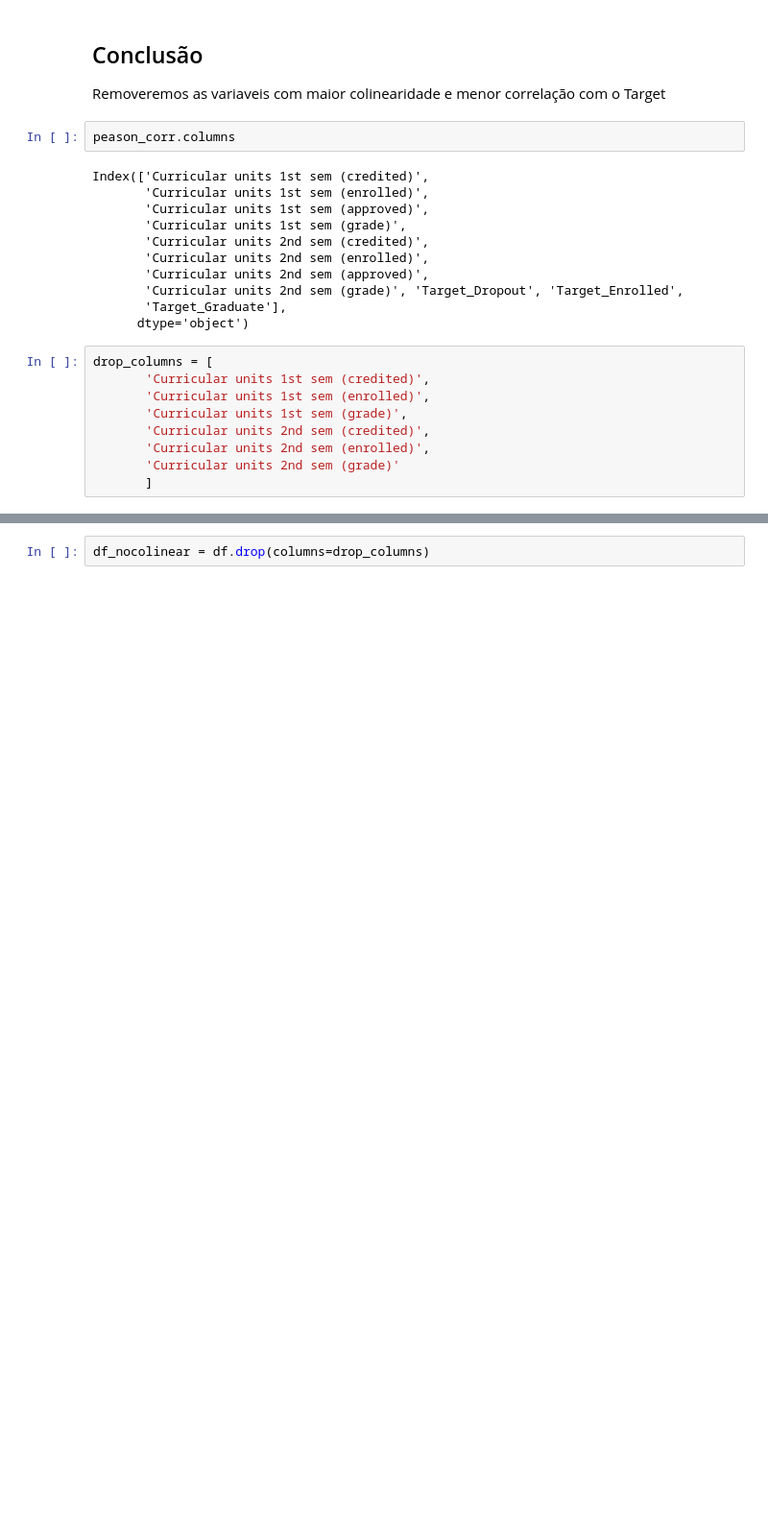
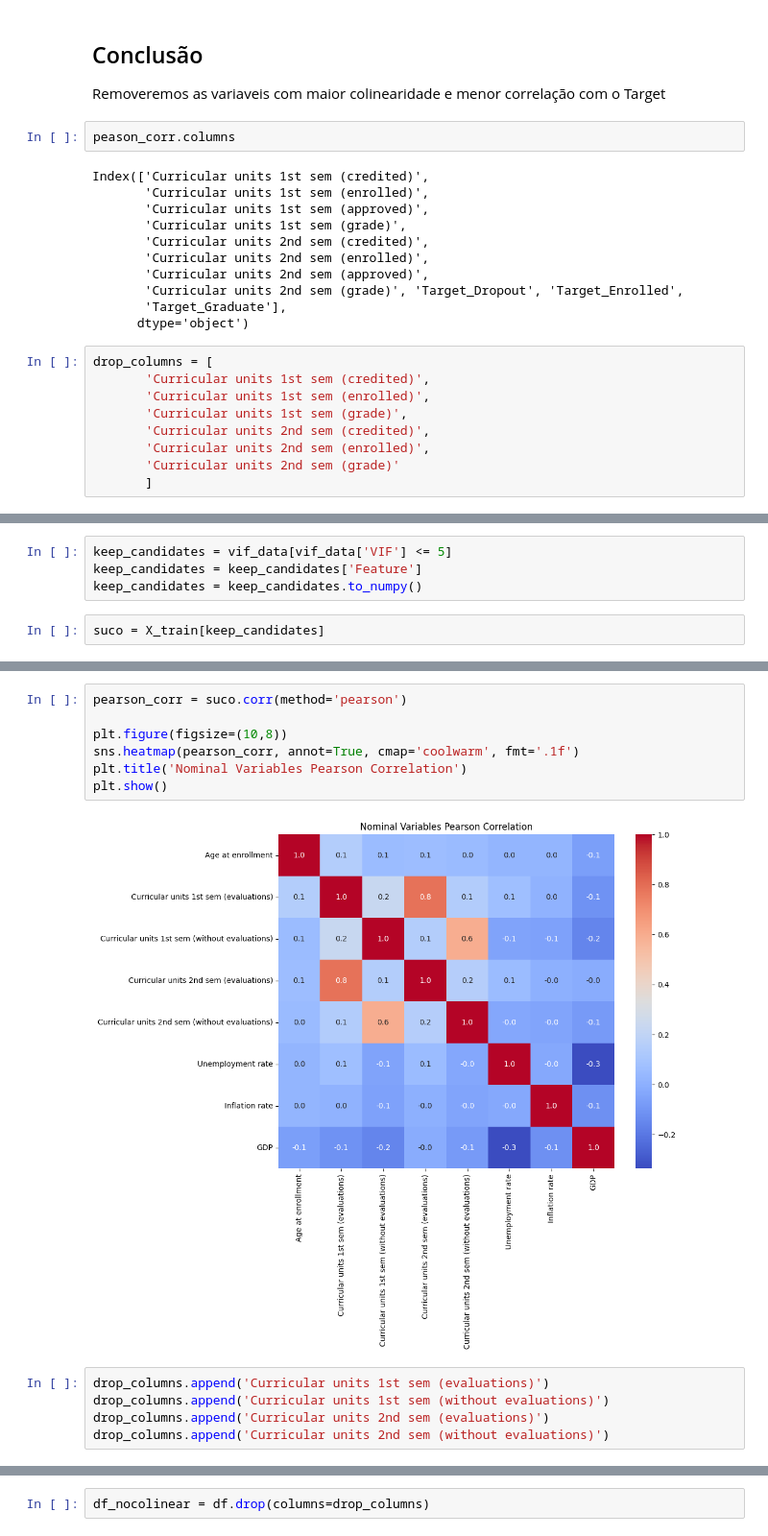
Before and after one commit to felmateos/student-dropout-prediction, a Jupyter notebook: exploratory_analysis/numerical.ipynb, the cells around one changed output, grey strips where cells are left out. Shown at 96% size. Saved outputs shown, nothing was run; the diff lists cells and outputs as text; blank space fills up the shorter version.

```diff
--- a/exploratory_analysis/numerical.ipynb
+++ b/exploratory_analysis/numerical.ipynb
@@ -152,0 +183,6 @@ drop_columns = [
+# %%
+keep_candidates = vif_data[vif_data['VIF'] <= 5]
+keep_candidates = keep_candidates['Feature']
+keep_candidates = keep_candidates.to_numpy()
+# %%
+suco = X_train[keep_candidates]
@@ -152,0 +207,14 @@ drop_columns = [
+# %%
+pearson_corr = suco.corr(method='pearson')
+
+plt.figure(figsize=(10,8))
+sns.heatmap(pearson_corr, annot=True, cmap='coolwarm', fmt='.1f')
+plt.title('Nominal Variables Pearson Correlation')
+plt.show()
+# %% [output]
+[figure, added]
+# %%
+drop_columns.append('Curricular units 1st sem (evaluations)')
+drop_columns.append('Curricular units 1st sem (without evaluations)')
+drop_columns.append('Curricular units 2nd sem (evaluations)')
+drop_columns.append('Curricular units 2nd sem (without evaluations)')
```
Also changed, not shown: parts of 5 cells of this notebook, 1 other file.
